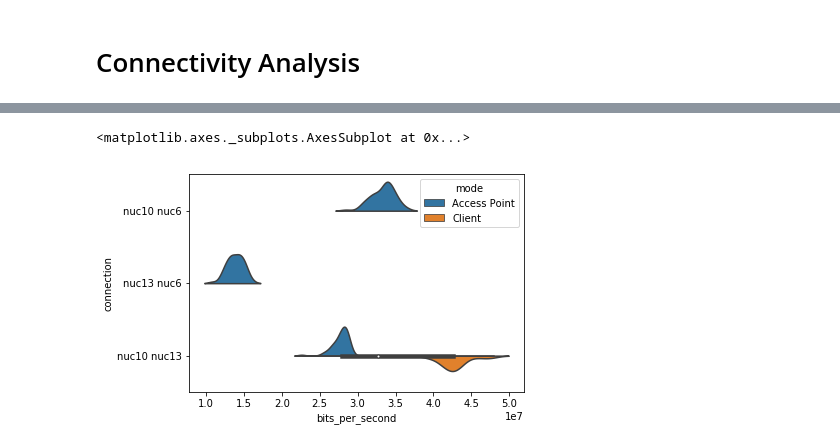
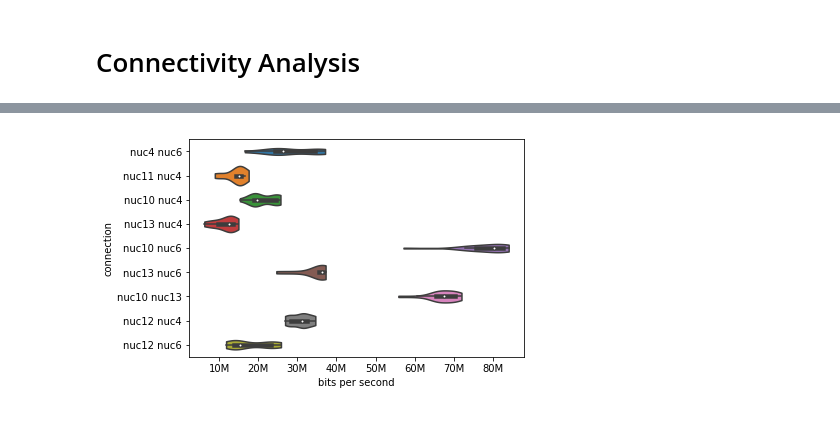
Before and after one commit to mchwalisz/walker, a Jupyter notebook: analysis/Connectivity Analysis.ipynb, the cells around one changed output, grey strips where cells are left out. Saved outputs shown, nothing was run; the diff lists cells and outputs as text; code cells hidden in the pictures.

Commit message:
data analysis

```diff
--- a/analysis/Connectivity Analysis.ipynb
+++ b/analysis/Connectivity Analysis.ipynb
@@ -61,7 +29,18 @@ df.head()
-# %%
-sns.violinplot(x='bits_per_second', y='connection', hue='mode', data=df, split=True)
-# %% [output]
-<matplotlib.axes._subplots.AxesSubplot at 0x...>
-[figure, removed]
+# %%
+df = an.get_iperf_folder(data_folder / '2017-12-12-120803', recursive=True)
+# df = an.get_iperf_folder(data_folder / '2017-12-12-111553', recursive=True)
+# %%
+fig, ax = plt.subplots()
+sns.violinplot(
+    x='bits per second',
+    y='connection',
+    data=df,
+#     hue='mode',
+#     split=True,
+    cut=0
+);
+ax.xaxis.set_major_formatter(an.bitrate_formatter)
+# %% [output]
+[figure, added]
 # %%
 df.cookie.unique()
```
Also changed, not shown: parts of 9 cells of this notebook, 1 other file.
